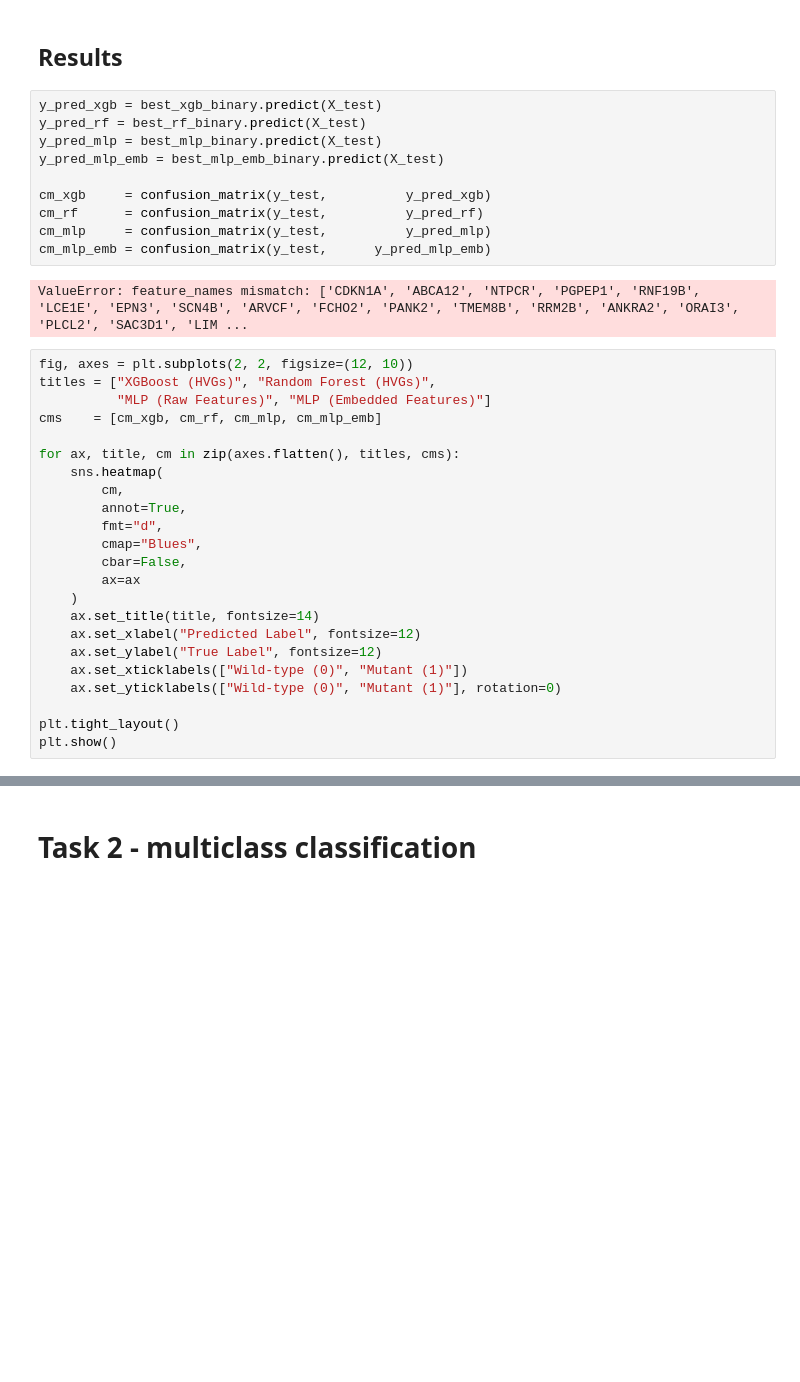
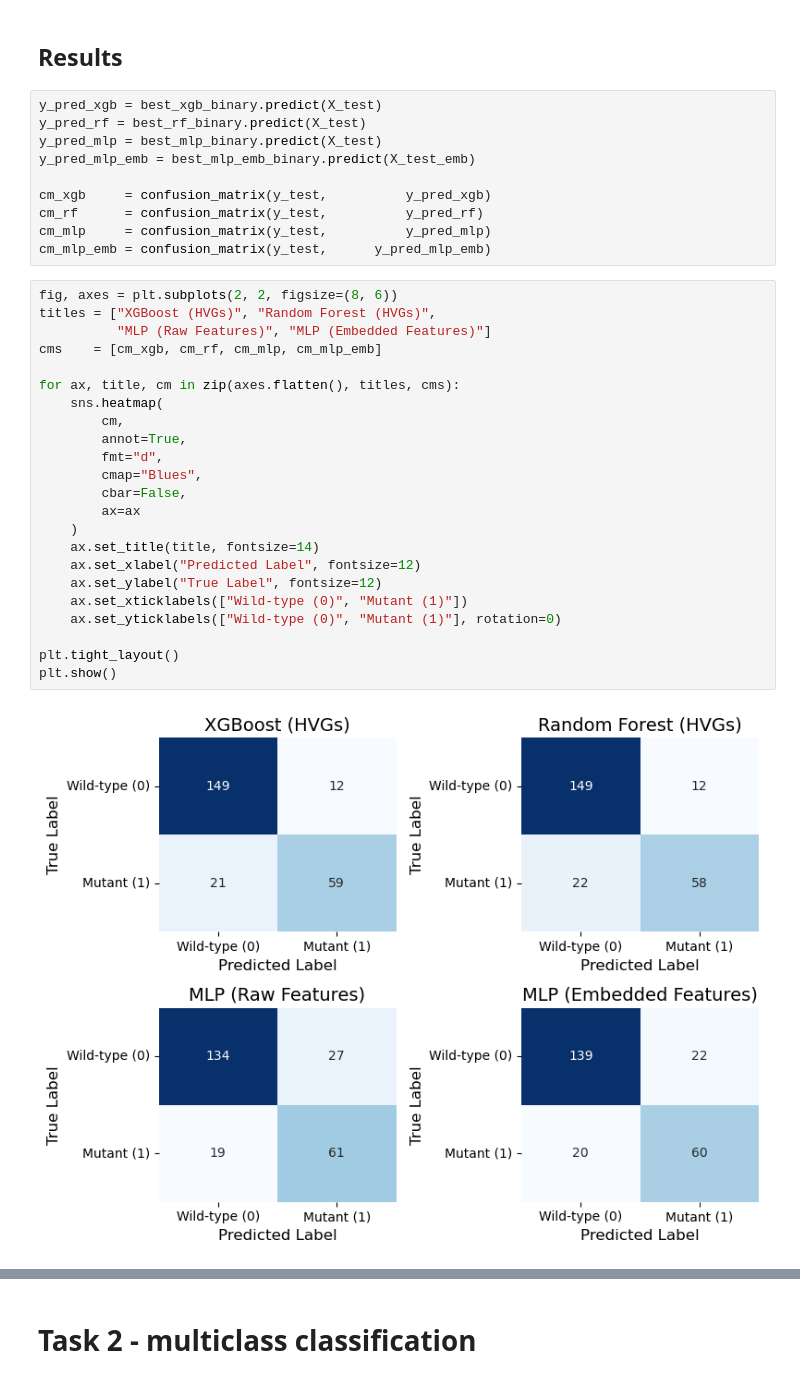
Before and after one commit to MichelangeloNardi/AILAB, a Jupyter notebook: delivery/TCGA_classifier2.ipynb, the cells around one changed output, grey strips where cells are left out. Drawn from its saved outputs; the diff is of its cells as text; blank space fills up the shorter version.

```diff
--- a/delivery/TCGA_classifier2.ipynb
+++ b/delivery/TCGA_classifier2.ipynb
@@ -299,35 +311,35 @@ weighted avg       0.83      0.83      0.83       241
 y_pred_xgb = best_xgb_binary.predict(X_test)
 y_pred_rf = best_rf_binary.predict(X_test)
 y_pred_mlp = best_mlp_binary.predict(X_test)
-y_pred_mlp_emb = best_mlp_emb_binary.predict(X_test)
+y_pred_mlp_emb = best_mlp_emb_binary.predict(X_test_emb)
 
 cm_xgb     = confusion_matrix(y_test,          y_pred_xgb)
 cm_rf      = confusion_matrix(y_test,          y_pred_rf)
 cm_mlp     = confusion_matrix(y_test,          y_pred_mlp)
 cm_mlp_emb = confusion_matrix(y_test,      y_pred_mlp_emb)
-# %% [output]
-ValueError: feature_names mismatch: ['CDKN1A', 'ABCA12', 'NTPCR', 'PGPEP1', 'RNF19B', 'LCE1E', 'EPN3', 'SCN4B', 'ARVCF', 'FCHO2', 'PANK2', 'TMEM8B', 'RRM2B', 'ANKRA2', 'ORAI3', 'PLCL2', 'SAC3D1', 'LIM ...
 # %%
-fig, axes = plt.subplots(2, 2, figsize=(12, 10))
+fig, axes = plt.subplots(2, 2, figsize=(8, 6))
 titles = ["XGBoost (HVGs)", "Random Forest (HVGs)",
           "MLP (Raw Features)", "MLP (Embedded Features)"]
 cms    = [cm_xgb, cm_rf, cm_mlp, cm_mlp_emb]
 
 for ax, title, cm in zip(axes.flatten(), titles, cms):
     sns.heatmap(
         cm,
         annot=True,
         fmt="d",
         cmap="Blues",
         cbar=False,
         ax=ax
     )
     ax.set_title(title, fontsize=14)
     ax.set_xlabel("Predicted Label", fontsize=12)
     ax.set_ylabel("True Label", fontsize=12)
     ax.set_xticklabels(["Wild-type (0)", "Mutant (1)"])
     ax.set_yticklabels(["Wild-type (0)", "Mutant (1)"], rotation=0)
 
 plt.tight_layout()
 plt.show()
+# %% [output]
+[figure, added]
 # %% [markdown]
```
Also changed, not shown: parts of 9 cells of this notebook.
